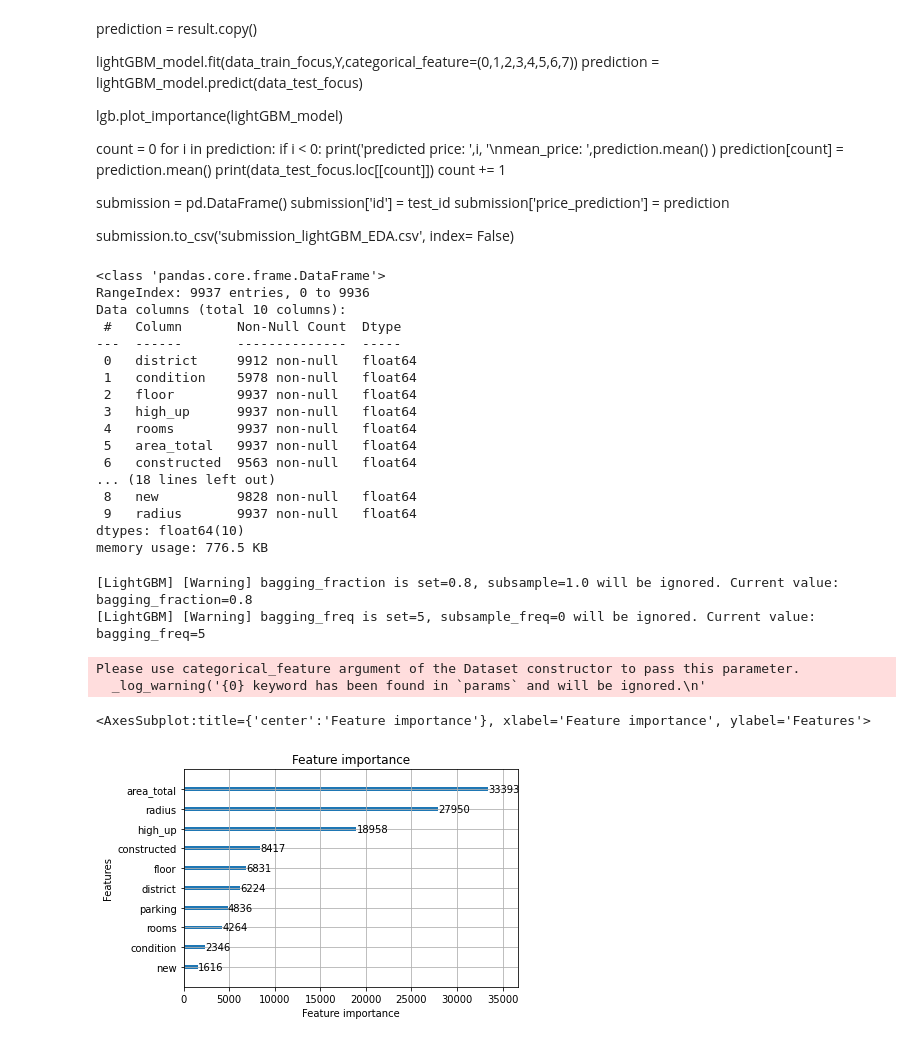
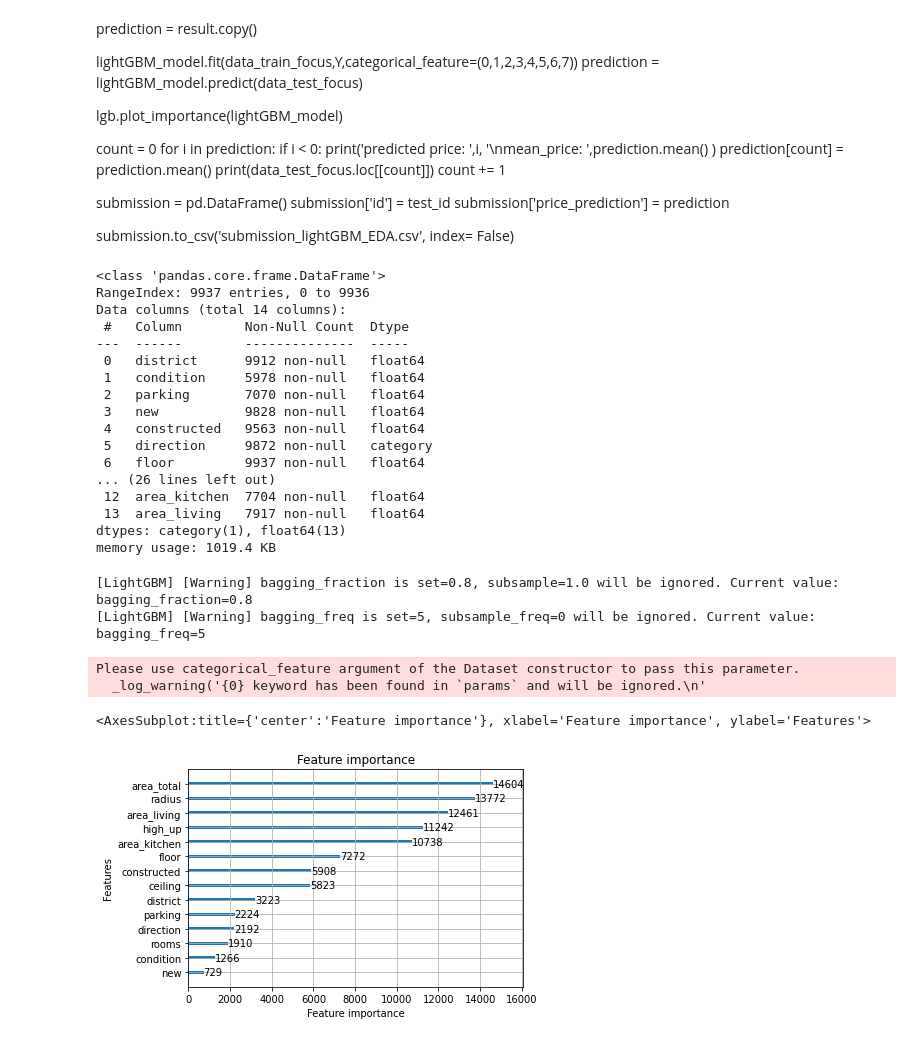
Before and after one commit to kjappvaffel/moscow_housing, a Jupyter notebook: EDA_DataCleaning_FeatureEngineering/EDA_testing_notebook.ipynb, the cells around one changed output. Saved outputs shown, nothing was run; the diff lists cells and outputs as text; code cells hidden in the pictures.

Commit message:
data cleanup done

```diff
--- a/EDA_DataCleaning_FeatureEngineering/EDA_testing_notebook.ipynb
+++ b/EDA_DataCleaning_FeatureEngineering/EDA_testing_notebook.ipynb
@@ -168,23 +331,10 @@ submission['price_prediction'] = prediction
 
 submission.to_csv('submission_lightGBM_EDA.csv', index= False)
 # %%
-#import synthetical data
-synthethic_data = pd.read_csv('min_data_syntetisk_2.csv')
-synthethic_data = synthethic_data.replace('*',float('NaN'))
-
-synthethic_data = synthethic_data.astype(float)
-synthethic_data['high_up'] = synthethic_data.floor/data_train.stories
-synthethic_data['high_up'].where(data_train['high_up'] > 1, 1)
-
 #try with fewer attributes
 #best so far
-data_train_focus = data_train[['district','condition','floor','high_up','rooms','area_total','constructed','parking','new','radius']]
-data_test_focus = data_test[['district','condition','floor','high_up','rooms','area_total','constructed','parking','new','radius']]
-
-#data to be merged with synthehtic
-#all_data = pd.concat([data_train,synthethic_data])
-#all_data.info()
-#Y = all_data.price
+data_train_focus = data_train[['district','condition','parking','new','direction','floor','high_up','rooms','area_total','radius','ceiling','area_kitchen','area_living']]
+data_test_focus = data_test[['district','condition','parking','new','direction','floor','high_up','rooms','area_total','radius','ceiling','area_kitchen','area_living']]
 
 #all_data_focus = data_train[['area_total','floor','rooms','radius','new','district','high_up']]
 #data_test_focus = data_test[['area_total','floor','rooms','radius','new','district','high_up']]
@@ -203,7 +353,7 @@ catergorical = ['parking', 'new', 'condition']
 X_train, X_test, y_train, y_test = train_test_split(data_train_focus,Y, test_size=0.2, random_state=42)
 
 lightGBM_model = lgb.LGBMRegressor(
-    categorical_feature=(0,1,2,8,6,7),
+    categorical_feature=(0,1,2,3,4,5),
     num_leaves=256,
     max_depth=8,
     random_state=42,
@@ -215,33 +365,33 @@ lightGBM_model = lgb.LGBMRegressor(
 # %% [output]
 <class 'pandas.core.frame.DataFrame'>
 RangeIndex: 9937 entries, 0 to 9936
-Data columns (total 10 columns):
- #   Column       Non-Null Count  Dtype
----  ------       --------------  -----
- 0   district     9912 non-null   float64
- 1   condition    5978 non-null   float64
- 2   floor        9937 non-null   float64
- 3   high_up      9937 non-null   float64
- 4   rooms        9937 non-null   float64
- 5   area_total   9937 non-null   float64
- 6   constructed  9563 non-null   float64
-... (18 lines left out)
- 8   new          9828 non-null   float64
- 9   radius       9937 non-null   float64
-dtypes: float64(10)
-memory usage: 776.5 KB
+Data columns (total 14 columns):
+ #   Column        Non-Null Count  Dtype
+---  ------        --------------  -----
+ 0   district      9912 non-null   float64
+ 1   condition     5978 non-null   float64
+ 2   parking       7070 non-null   float64
+ 3   new           9828 non-null   float64
+ 4   constructed   9563 non-null   float64
+ 5   direction     9872 non-null   category
+ 6   floor         9937 non-null   float64
+... (26 lines left out)
+ 12  area_kitchen  7704 non-null   float64
+ 13  area_living   7917 non-null   float64
+dtypes: category(1), float64(13)
+memory usage: 1019.4 KB
 # %%
-lightGBM_model.fit(X_train,np.log(y_train)/np.log(15),categorical_feature=(0,1,2,8,6,7))
+lightGBM_model.fit(X_train,np.log(y_train)/np.log(15),categorical_feature=(0,1,2,3,4,5))
 result = lightGBM_model.predict(X_test)
 
 lgb.plot_importance(lightGBM_model)
 # %% [output]
 [LightGBM] [Warning] bagging_fraction is set=0.8, subsample=1.0 will be ignored. Current value: bagging_fraction=0.8
 [LightGBM] [Warning] bagging_freq is set=5, subsample_freq=0 will be ignored. Current value: bagging_freq=5
 Please use categorical_feature argument of the Dataset constructor to pass this parameter.
   _log_warning('{0} keyword has been found in `params` and will be ignored.\n'
 <AxesSubplot:title={'center':'Feature importance'}, xlabel='Feature importance', ylabel='Features'>
-[figure, old version]
+[figure, new version]
 # %%
 prediction = result.copy()
 
```
Also changed, not shown: parts of 4 cells of this notebook.
